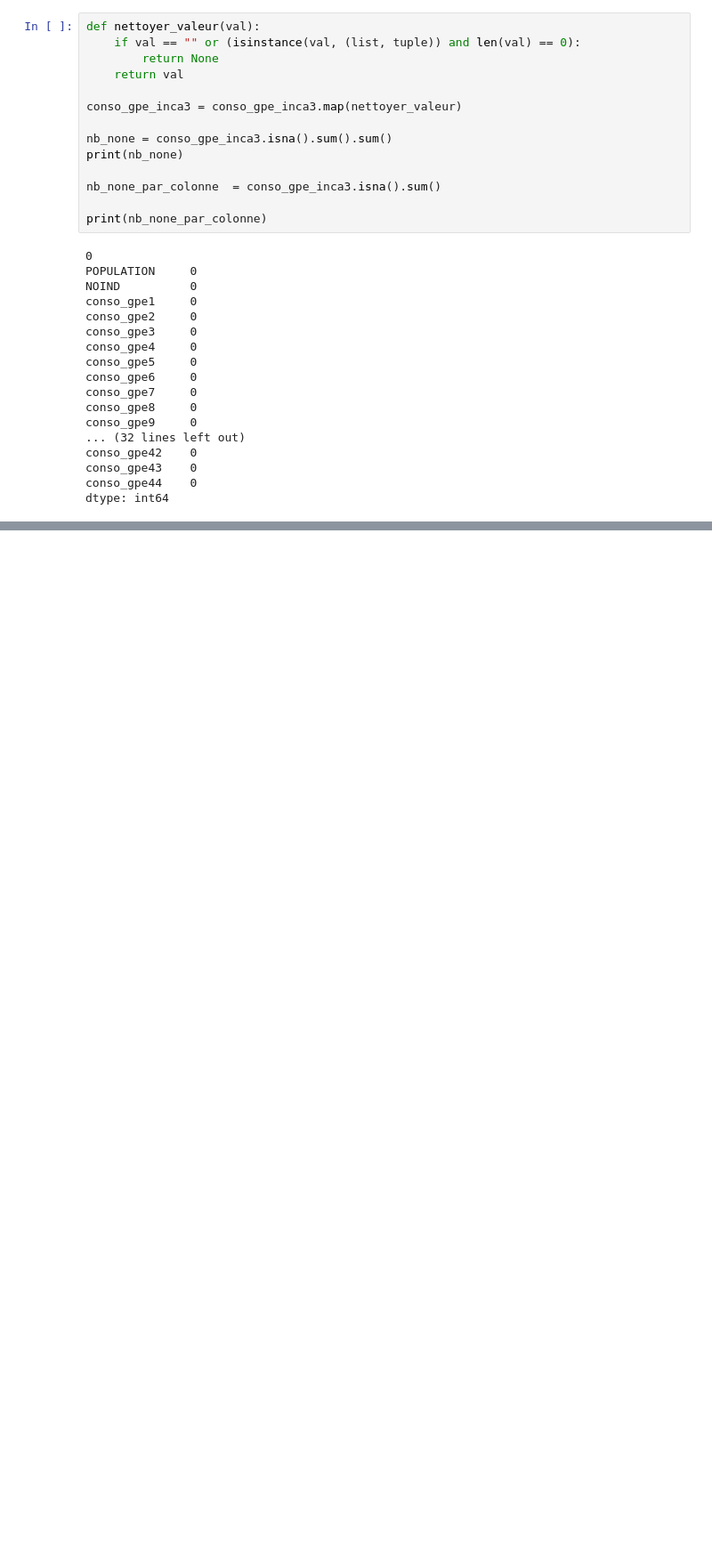
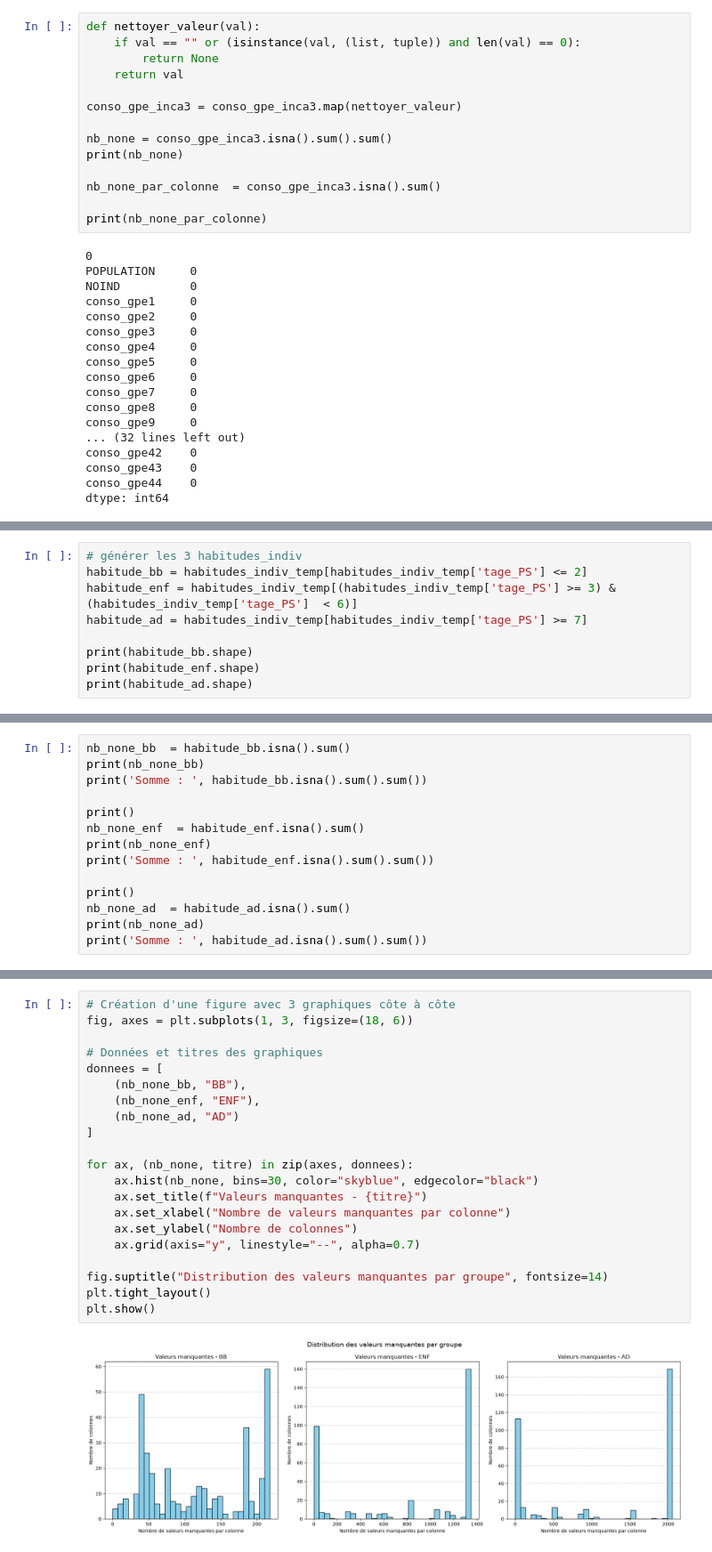
Before and after one commit to Mithrafk/Projet_Collab_Sabine, a Jupyter notebook: TP7/7_projet_Sabine.ipynb, the cells around one changed output, grey strips where cells are left out. Shown at 89% size. Saved outputs shown, nothing was run; the diff lists cells and outputs as text; blank space fills up the shorter version.

```diff
--- a/TP7/7_projet_Sabine.ipynb
+++ b/TP7/7_projet_Sabine.ipynb
@@ -311,0 +481,9 @@ Length: 381, dtype: int64
+# %%
+# générer les 3 habitudes_indiv
+habitude_bb = habitudes_indiv_temp[habitudes_indiv_temp['tage_PS'] <= 2]
+habitude_enf = habitudes_indiv_temp[(habitudes_indiv_temp['tage_PS'] >= 3) & (habitudes_indiv_temp['tage_PS']  < 6)]
+habitude_ad = habitudes_indiv_temp[habitudes_indiv_temp['tage_PS'] >= 7]
+
+print(habitude_bb.shape)
+print(habitude_enf.shape)
+print(habitude_ad.shape)
@@ -311,0 +494,14 @@ Length: 381, dtype: int64
+# %%
+nb_none_bb  = habitude_bb.isna().sum()
+print(nb_none_bb)
+print('Somme : ', habitude_bb.isna().sum().sum())
+
+print()
+nb_none_enf  = habitude_enf.isna().sum()
+print(nb_none_enf)
+print('Somme : ', habitude_enf.isna().sum().sum())
+
+print()
+nb_none_ad  = habitude_ad.isna().sum()
+print(nb_none_ad)
+print('Somme : ', habitude_ad.isna().sum().sum())
@@ -311,0 +526,23 @@ Length: 381, dtype: int64
+# %%
+# Création d'une figure avec 3 graphiques côte à côte
+fig, axes = plt.subplots(1, 3, figsize=(18, 6))
+
+# Données et titres des graphiques
+donnees = [
+    (nb_none_bb, "BB"),
+    (nb_none_enf, "ENF"),
+    (nb_none_ad, "AD")
+]
+
+for ax, (nb_none, titre) in zip(axes, donnees):
+    ax.hist(nb_none, bins=30, color="skyblue", edgecolor="black")
+    ax.set_title(f"Valeurs manquantes - {titre}")
+    ax.set_xlabel("Nombre de valeurs manquantes par colonne")
+    ax.set_ylabel("Nombre de colonnes")
+    ax.grid(axis="y", linestyle="--", alpha=0.7)
+
+fig.suptitle("Distribution des valeurs manquantes par groupe", fontsize=14)
+plt.tight_layout()
+plt.show()
+# %% [output]
+[figure, added]
```
Also changed, not shown: parts of 29 cells of this notebook.
